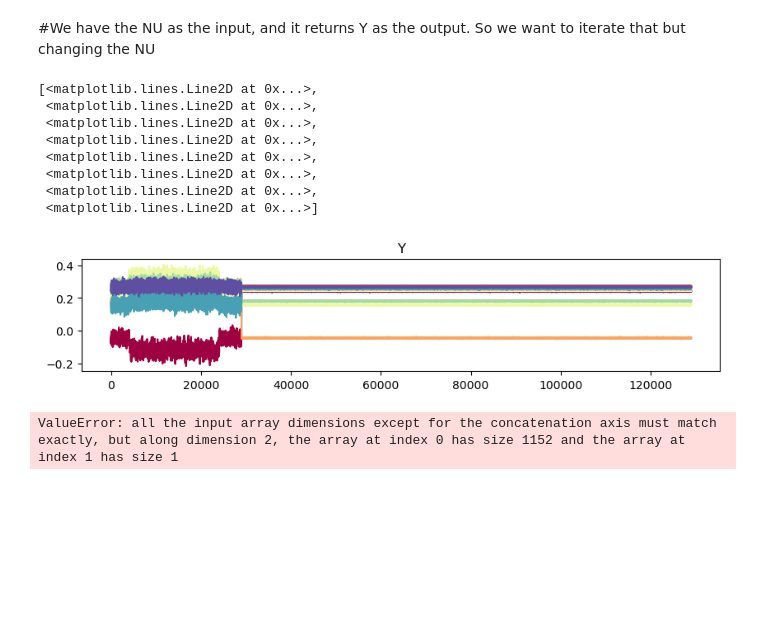
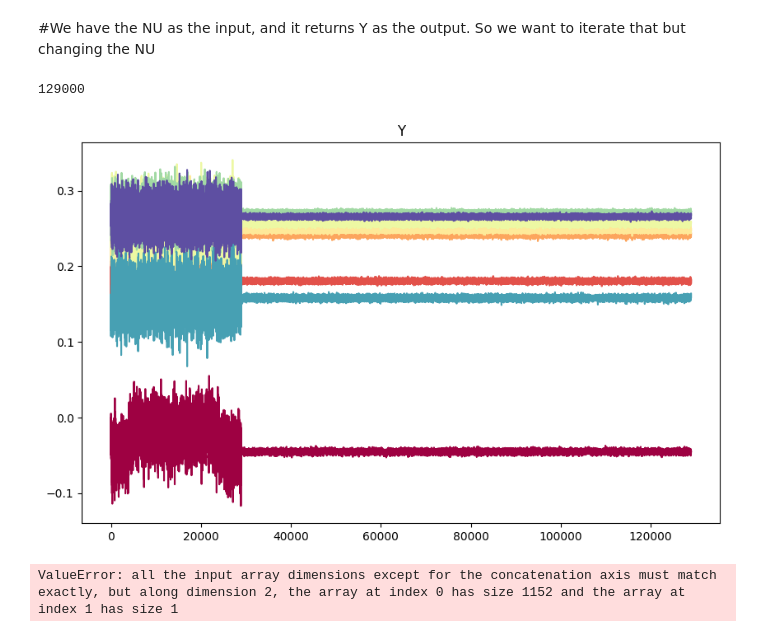
Before and after one commit to damourChris/MSB1013_ComputationalNeuroscience, a Jupyter notebook: Neurons_Simulations/GLM_V7_MS.ipynb, the cells around one changed output. Drawn from its saved outputs; the diff is of its cells as text; code cells hidden in the pictures; blank space fills up the shorter version.

Commit message:
[Simulations] Append baseline for every simulation
It could be done by broadcasting which would need less storage but at least it works now

```diff
--- a/Neurons_Simulations/GLM_V7_MS.ipynb
+++ b/Neurons_Simulations/GLM_V7_MS.ipynb
@@ -65,16 +65,14 @@ baseline_duration_steps = int(baseline_duration_added/dt)
 baseline = np.load("baseline.npy")
 baseline = baseline[:baseline_duration_steps,:]
 
-
 duration = sim_steps - transient_end
 total_number_combinations = len(input_combinations)
 
 # divide the total number of combinations into 10 batches and save each batch separately
 batch_size = int(total_number_combinations/10)
 Y_baseline = np.tile(baseline, (batch_size,1,1))
-Y_baseline = np.reshape(Y_baseline, (-1,8, batch_size))
 
-Y = np.zeros((duration, 8, batch_size))
+Y = np.zeros((batch_size, duration + baseline_duration_steps, 8))
 batch_counter = 0
 for total_counter, (current, layer) in enumerate(zip(input_combinations, layer_combinations)):
     U = np.zeros((sim_steps, 8))
@@ -83,43 +81,37 @@ for total_counter, (current, layer) in enumerate(zip(input_combinations, layer_c
 
     # Run the simulation
     I, _, _ = DMF_sim(U, P)
-    Y[:, :, batch_counter] = I[transient_end:, :]
+    Y[batch_counter, :duration, :] = I[transient_end:, :]
+    Y[batch_counter, duration:, :] = Y_baseline[batch_counter, :, :]
     batch_counter += 1
     if (total_counter + 1) % batch_size == 0:
 
-        Y = np.append(Y, Y_baseline, axis = 0)
-        #break # To only run one batch.
         # Save the results and include the batch number in the file name with leading zeros
         np.save(os.path.join(folder_path, f'Y_{batch_counter:02d}.npy'), Y)
 
-        Y = np.zeros((duration, 8, batch_size))
+        Y = np.zeros((batch_size, duration + baseline_duration_steps, 8))
         batch_counter = 0
+        break # To run only first full batch
+# %% [output]
+129000
 # %%
 # Making the graph
 
 import pylab as plt
 
 file_path = os.path.join(folder_path, "Y_03.npy") # This is the file for the first batch
 Y03 = np.load(file_path)
 
 populations = np.array(['L23E', 'L23I', 'L4E', 'L4I', 'L5E', 'L5I', 'L6E', 'L6I'])
 colors      = plt.cm.Spectral(np.linspace(0, 1, len(populations)))
 plt.figure(figsize=(10, 6))
-plt.subplot(311)
 plt.gca().set_prop_cycle(plt.cycler('color', plt.cm.Spectral(np.linspace(0, 1, 8))))
 plt.title('Y')
-plt.plot(Y03[:,:,2]) # The third dimension is the input-layer combination selected.
+plt.plot(Y03[0,:,:]) # The third dimension is the input-layer combination selected.
 # plt.xlim([0, len(duration + baseline_duration_steps)-1])
+plt.show()
 # %% [output]
-[<matplotlib.lines.Line2D at 0x...>,
- <matplotlib.lines.Line2D at 0x...>,
- <matplotlib.lines.Line2D at 0x...>,
- <matplotlib.lines.Line2D at 0x...>,
- <matplotlib.lines.Line2D at 0x...>,
- <matplotlib.lines.Line2D at 0x...>,
- <matplotlib.lines.Line2D at 0x...>,
- <matplotlib.lines.Line2D at 0x...>]
-[figure, old version]
+[figure, new version]
 # %%
 # From here on out these are m
 
```
